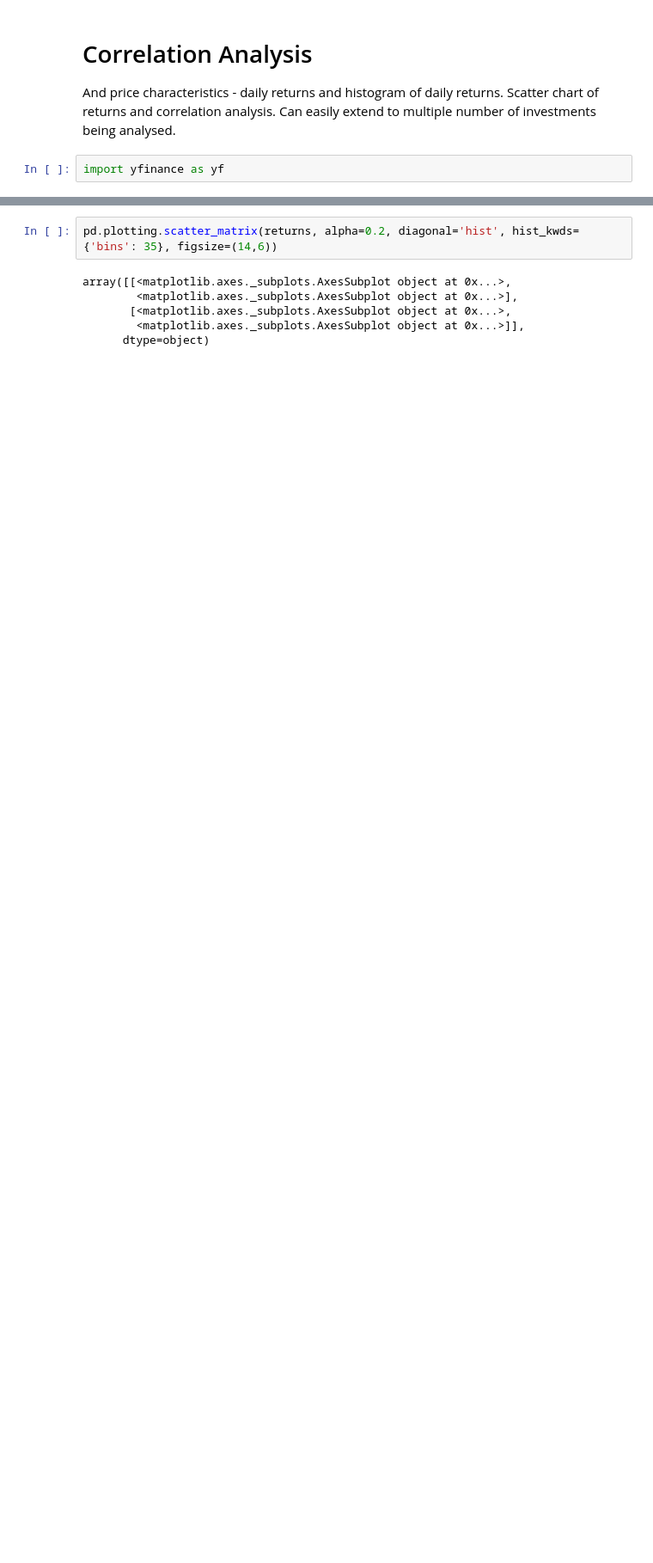
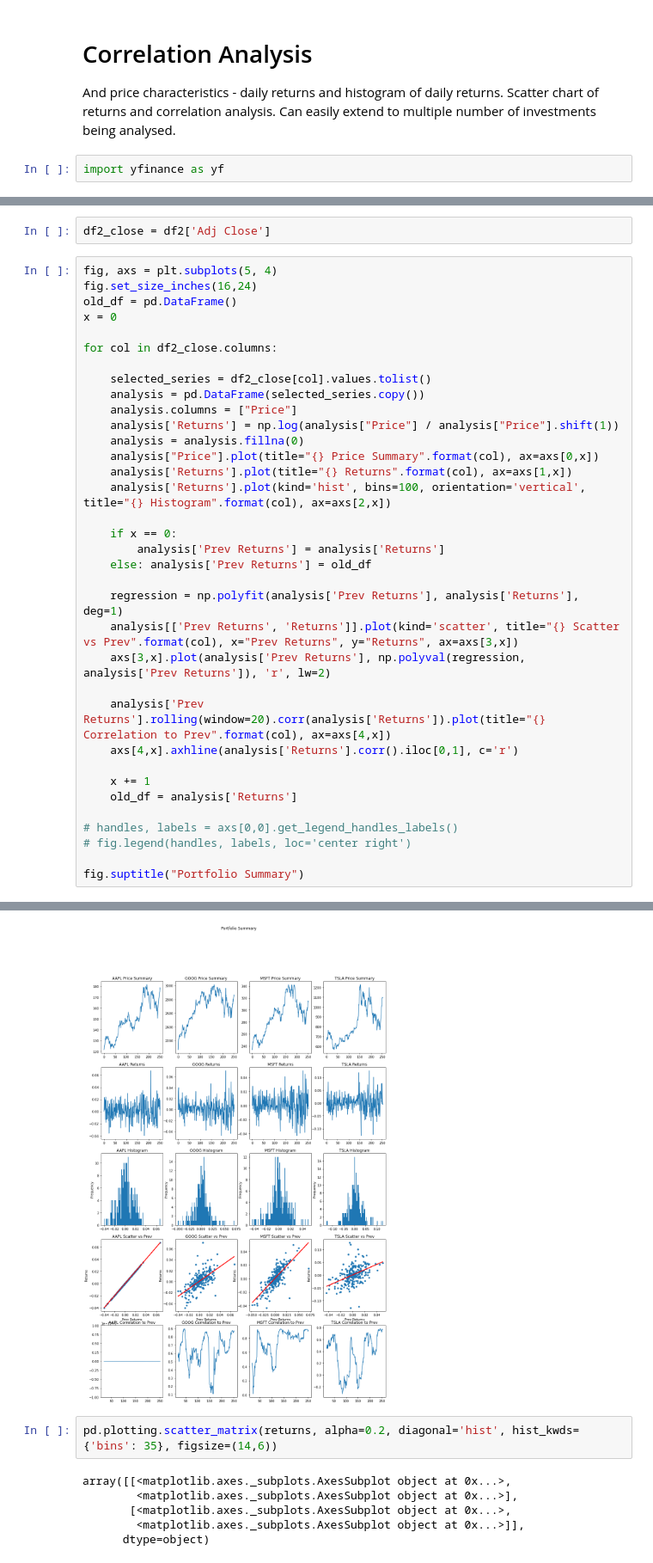
Before and after one commit to michaelmml/Financial-Data-Science, a Jupyter notebook: AlgoTradingStrategies.ipynb, the cells around one changed output, grey strips where cells are left out. Shown: that part at 86% size. Cells and saved outputs as stored; diff of their text form; blank space fills up the shorter version.

```diff
--- a/AlgoTradingStrategies.ipynb
+++ b/AlgoTradingStrategies.ipynb
@@ -207,0 +170,38 @@ array([[<matplotlib.axes._subplots.AxesSubplot object at 0x...>,
+# %%
+df2_close = df2['Adj Close']
+# %%
+fig, axs = plt.subplots(5, 4)
+fig.set_size_inches(16,24)
+old_df = pd.DataFrame()
+x = 0
+
+for col in df2_close.columns:
+
+    selected_series = df2_close[col].values.tolist()
+    analysis = pd.DataFrame(selected_series.copy())
+    analysis.columns = ["Price"]
+    analysis['Returns'] = np.log(analysis["Price"] / analysis["Price"].shift(1))
+    analysis = analysis.fillna(0)
+    analysis["Price"].plot(title="{} Price Summary".format(col), ax=axs[0,x])
+    analysis['Returns'].plot(title="{} Returns".format(col), ax=axs[1,x])
+    analysis['Returns'].plot(kind='hist', bins=100, orientation='vertical', title="{} Histogram".format(col), ax=axs[2,x])
+
+    if x == 0:
+        analysis['Prev Returns'] = analysis['Returns']
+    else: analysis['Prev Returns'] = old_df
+
+    regression = np.polyfit(analysis['Prev Returns'], analysis['Returns'], deg=1)
+    analysis[['Prev Returns', 'Returns']].plot(kind='scatter', title="{} Scatter vs Prev".format(col), x="Prev Returns", y="Returns", ax=axs[3,x])
+    axs[3,x].plot(analysis['Prev Returns'], np.polyval(regression, analysis['Prev Returns']), 'r', lw=2)
+
+    analysis['Prev Returns'].rolling(window=20).corr(analysis['Returns']).plot(title="{} Correlation to Prev".format(col), ax=axs[4,x])
+    axs[4,x].axhline(analysis['Returns'].corr().iloc[0,1], c='r')
+
+    x += 1
+    old_df = analysis['Returns']
+
+# handles, labels = axs[0,0].get_legend_handles_labels()
+# fig.legend(handles, labels, loc='center right')
+
+fig.suptitle("Portfolio Summary")
+# %% [output]
@@ -208,3 +209,4 @@ array([[<matplotlib.axes._subplots.AxesSubplot object at 0x...>,
+[figure, added]
 # %%
 pd.plotting.scatter_matrix(returns, alpha=0.2, diagonal='hist', hist_kwds={'bins': 35}, figsize=(14,6))
 # %% [output]
```
Also changed, not shown: parts of 16 cells of this notebook.
